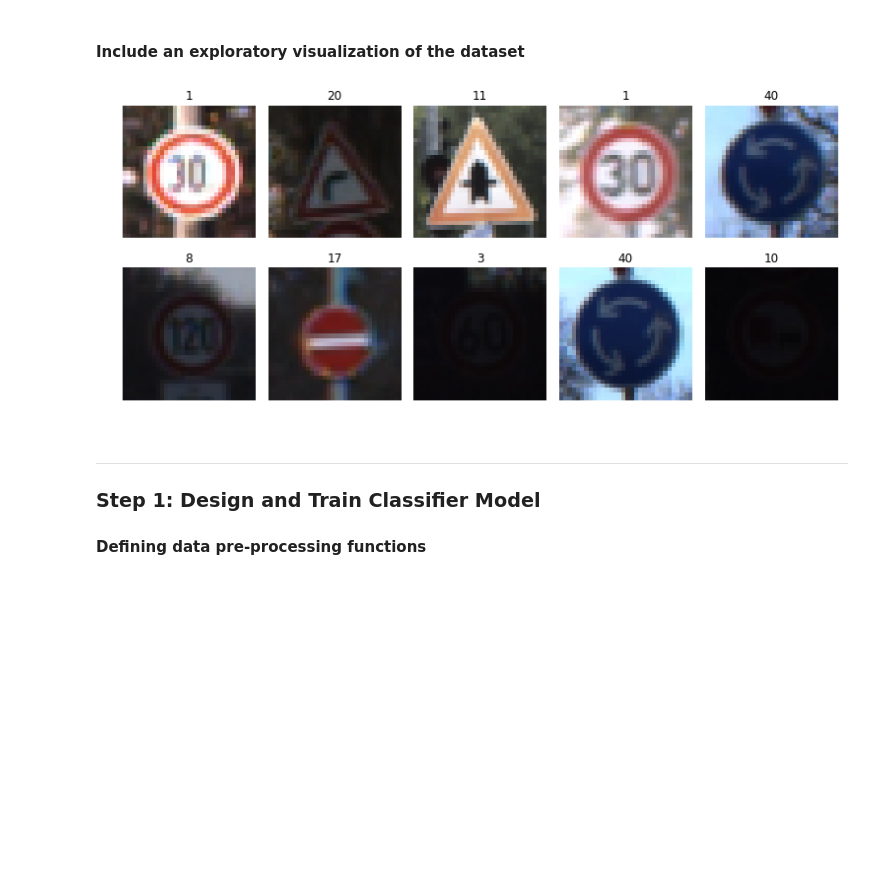
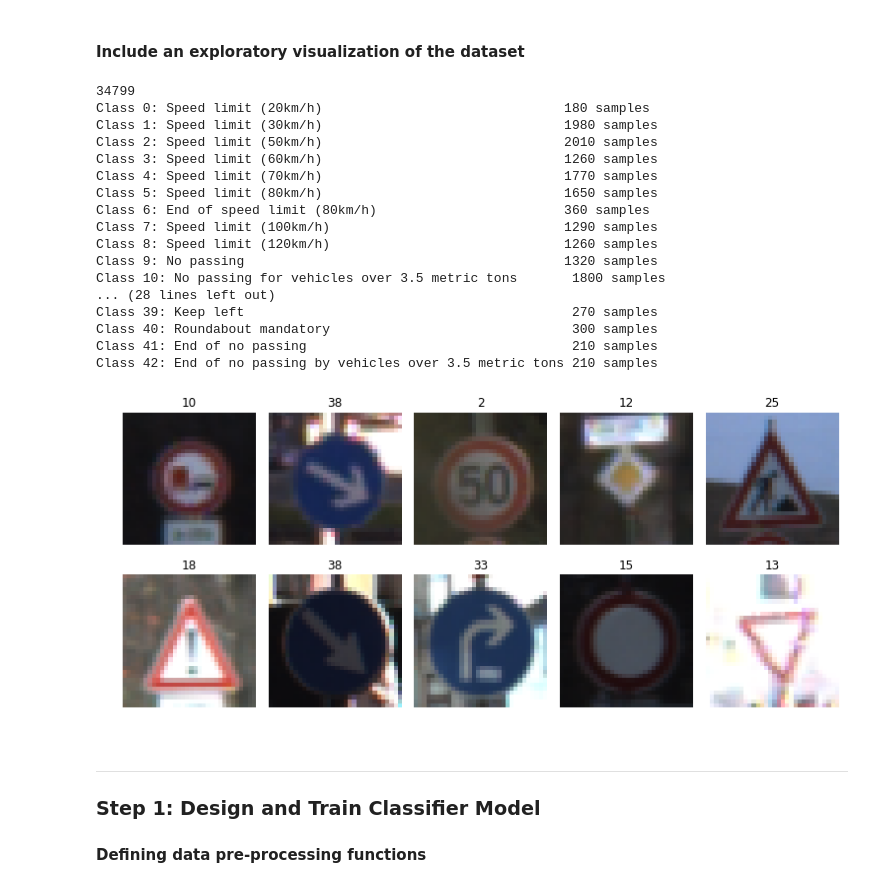
Before and after one commit to tranlv/Self-Driving-Car-Engineer-Part-1, a Jupyter notebook: Traffic Sign Classifier/notebook/Traffic_Sign_Classifier.ipynb, the cells around one changed output. Saved outputs shown, nothing was run; the diff lists cells and outputs as text; code cells hidden in the pictures; blank space fills up the shorter version.

```diff
--- a/Traffic Sign Classifier/notebook/Traffic_Sign_Classifier.ipynb
+++ b/Traffic Sign Classifier/notebook/Traffic_Sign_Classifier.ipynb
@@ -20,19 +20,20 @@ import pickle
 import pandas as pd
 import numpy as np
 
+#url = 'https://d17h27t6h515a5.cloudfront.net/topher/2016/November/581faac4_traffic-signs-data/traffic-signs-data.zip'
 
-# The data is probably in order RGB
-# type uint8
+def loaded_pickled_data(file):
+    with open(file, mode='rb') as f:
+        output = pickle.load(f)
+    return output
+
 training_file = '../../../train.p'
 validation_file= '../../../valid.p'
 testing_file = '../../../test.p'
 
-with open(training_file, mode='rb') as f:
-    train = pickle.load(f)
-with open(validation_file, mode='rb') as f:
-    valid = pickle.load(f)
-with open(testing_file, mode='rb') as f:
-    test = pickle.load(f)
+train = loaded_pickled_data(training_file)
+valid = loaded_pickled_data(validation_file)
+test = loaded_pickled_data(testing_file)
 
 X_train_original, y_train_original = train['features'], train['labels']
 X_valid_original, y_valid_original = valid['features'], valid['labels']
@@ -77,24 +78,53 @@ Number of classes = 43
 # %%
 import matplotlib.pyplot as plt
 import matplotlib.image as mpimg
 import random
 # Visualizations will be shown in the notebook.
 %matplotlib inline
 
 """plotting 10 randome traffic sign images"""
 def plot_10_random_images(features, labels):
     fig, axes = plt.subplots(2, 5, figsize=(13, 6))
-    fig.subplots_adjust(left=None, right=None,hspace = .02, wspace=0.1)
+    fig.subplots_adjust(left=None, right=None, hspace = .02, wspace=0.1)
     for i in range(2):
         for j in range(5):
             randomindex = random.randint(0, len(features) - 1)
             axes[i,j].axis('off')
             axes[i,j].imshow(features[randomindex])
             axes[i,j].set_title(labels[randomindex])
 
+sign_names = data.values[:,1]
+# class_indices: position where class appear
+# class_counts: number of count of class
+sign_classes, class_indices, class_counts = np.unique(y_train_original,
+                                                      return_index = True,
+                                                      return_counts = True)
+# longest name of sign names
+longest_sign_name = max(len(name) for name in sign_names)
+
+for c, c_index, c_count in zip(sign_classes, class_indices, class_counts):
+    print ("Class %i: %-*s %s samples" % (c, longest_sign_name, sign_names[c], str(c_count)))
+
 plot_10_random_images(X_train_original, y_train_original)
 # %% [output]
+34799
+Class 0: Speed limit (20km/h)                               180 samples
+Class 1: Speed limit (30km/h)                               1980 samples
+Class 2: Speed limit (50km/h)                               2010 samples
+Class 3: Speed limit (60km/h)                               1260 samples
+Class 4: Speed limit (70km/h)                               1770 samples
+Class 5: Speed limit (80km/h)                               1650 samples
+Class 6: End of speed limit (80km/h)                        360 samples
+Class 7: Speed limit (100km/h)                              1290 samples
+Class 8: Speed limit (120km/h)                              1260 samples
+Class 9: No passing                                         1320 samples
+Class 10: No passing for vehicles over 3.5 metric tons       1800 samples
+... (28 lines left out)
+Class 39: Keep left                                          270 samples
+Class 40: Roundabout mandatory                               300 samples
+Class 41: End of no passing                                  210 samples
+Class 42: End of no passing by vehicles over 3.5 metric tons 210 samples
-[figure, old version]
+[figure, new version]
 # %% [markdown]
 ----
 
```
Also changed, not shown: parts of 9 cells of this notebook, 46 other files.
